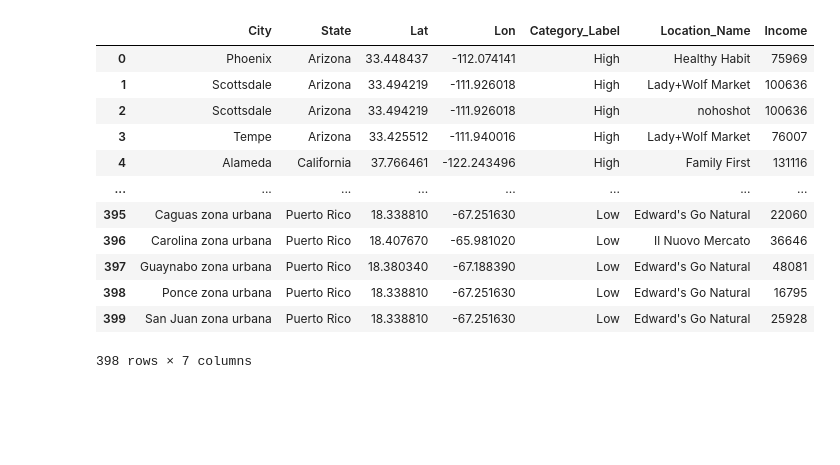
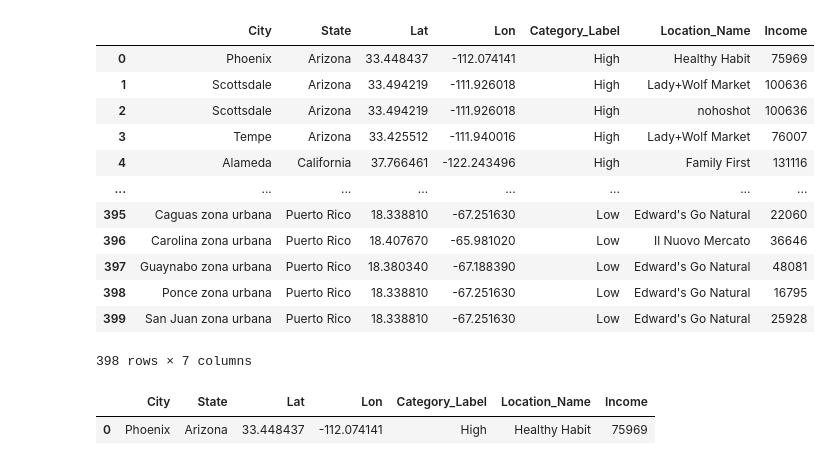
Before and after one commit to bseri0/Proj_1, a Jupyter notebook: py_api/alan_prj_1.ipynb, the cells around one changed output. Saved outputs shown, nothing was run; the diff lists cells and outputs as text; code cells hidden in the pictures; blank space fills up the shorter version.

```diff
--- a/py_api/alan_prj_1.ipynb
+++ b/py_api/alan_prj_1.ipynb
@@ -336,3 +336,8 @@ no_dups_health_food_df
 398 rows × 7 columns
 # %%
 # no_dups_health_food_df.to_csv('../data/commerical_health_food_data.csv', index=False)
+# %%
+no_dups_health_food_df.head(1)
+# %% [output]
+|  | City | State | Lat | Lon | Category_Label | Location_Name | Income |
+| 0 | Phoenix | Arizona | 33.448437 | -112.074141 | High | Healthy Habit | 75969 |
```
Also changed, not shown: parts of 5 cells of this notebook.
